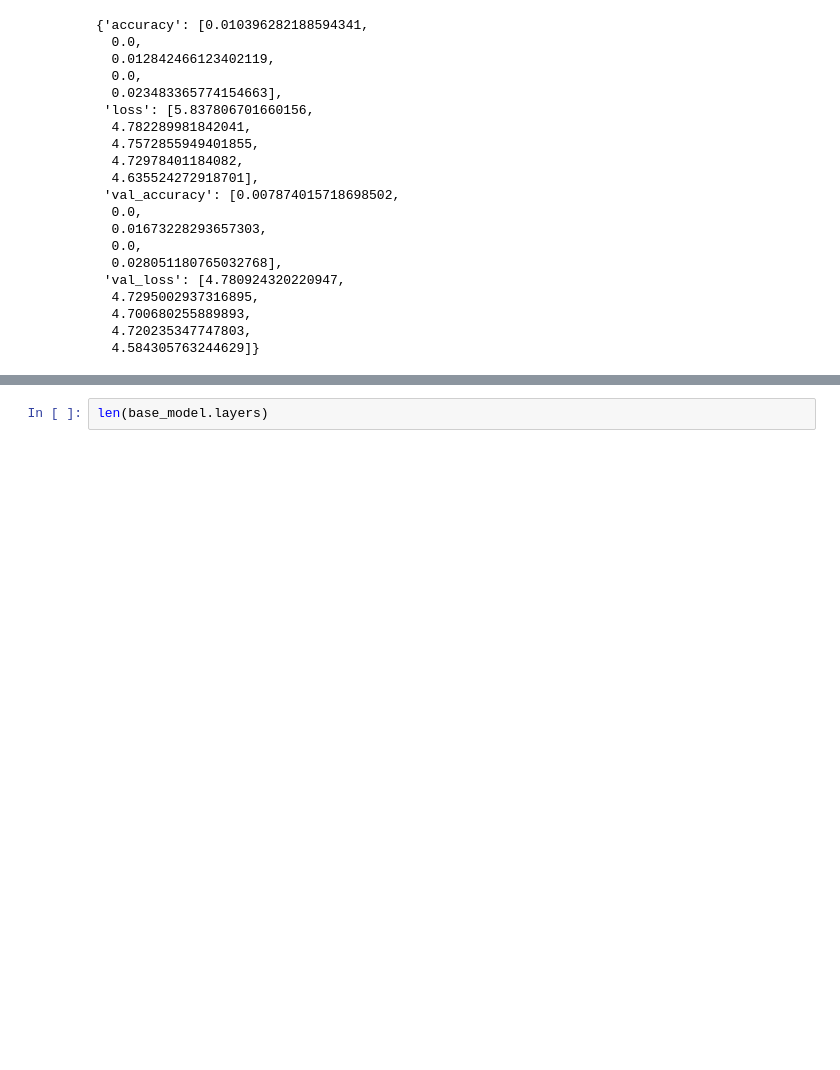
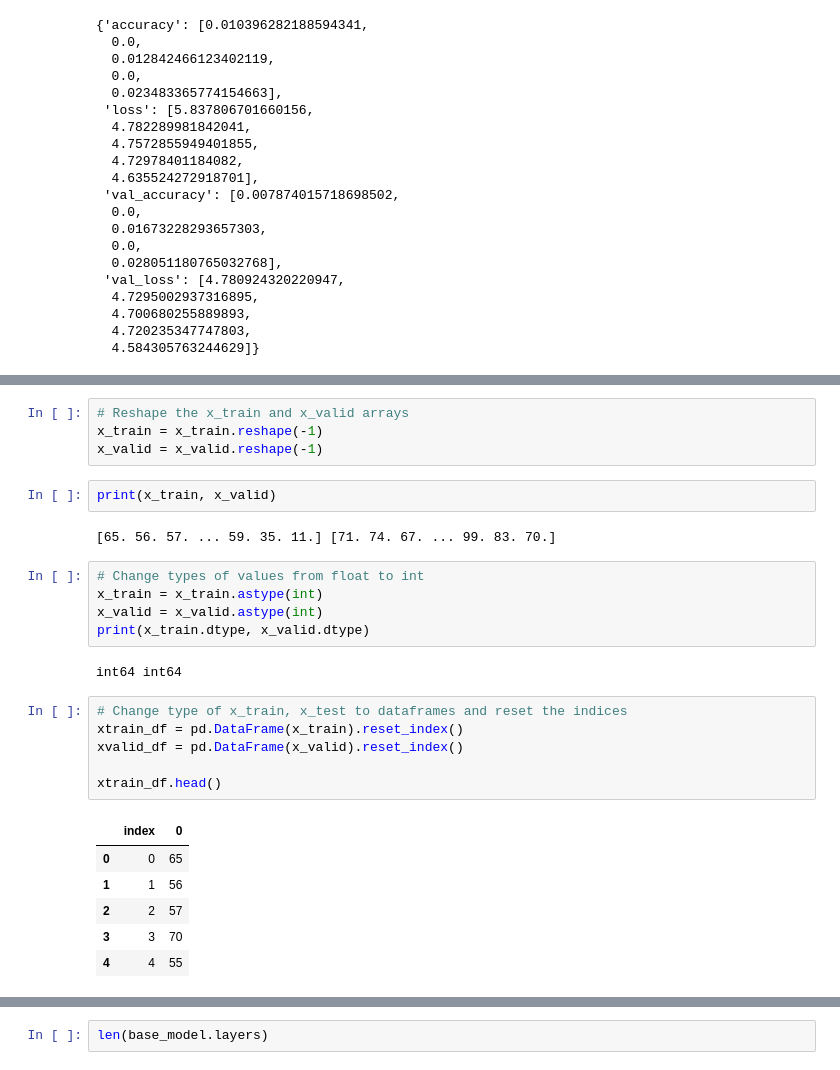
Before and after one commit to matthewjchin/dogbreedclassification, a Jupyter notebook: dog_breed_class.ipynb, the cells around one changed output, grey strips where cells are left out. Cells and saved outputs as stored; diff of their text form; blank space fills up the shorter version.

```diff
--- a/dog_breed_class.ipynb
+++ b/dog_breed_class.ipynb
@@ -925,0 +948,28 @@ history.history
+# %%
+# Reshape the x_train and x_valid arrays
+x_train = x_train.reshape(-1)
+x_valid = x_valid.reshape(-1)
+# %%
+print(x_train, x_valid)
+# %% [output]
+[65. 56. 57. ... 59. 35. 11.] [71. 74. 67. ... 99. 83. 70.]
+# %%
+# Change types of values from float to int
+x_train = x_train.astype(int)
+x_valid = x_valid.astype(int)
+print(x_train.dtype, x_valid.dtype)
+# %% [output]
+int64 int64
+# %%
+# Change type of x_train, x_test to dataframes and reset the indices
+xtrain_df = pd.DataFrame(x_train).reset_index()
+xvalid_df = pd.DataFrame(x_valid).reset_index()
+
+xtrain_df.head()
+# %% [output]
+|  | index | 0 |
+| 0 | 0 | 65 |
+| 1 | 1 | 56 |
+| 2 | 2 | 57 |
+| 3 | 3 | 70 |
+| 4 | 4 | 55 |
```
Also changed, not shown: parts of 36 cells of this notebook.
